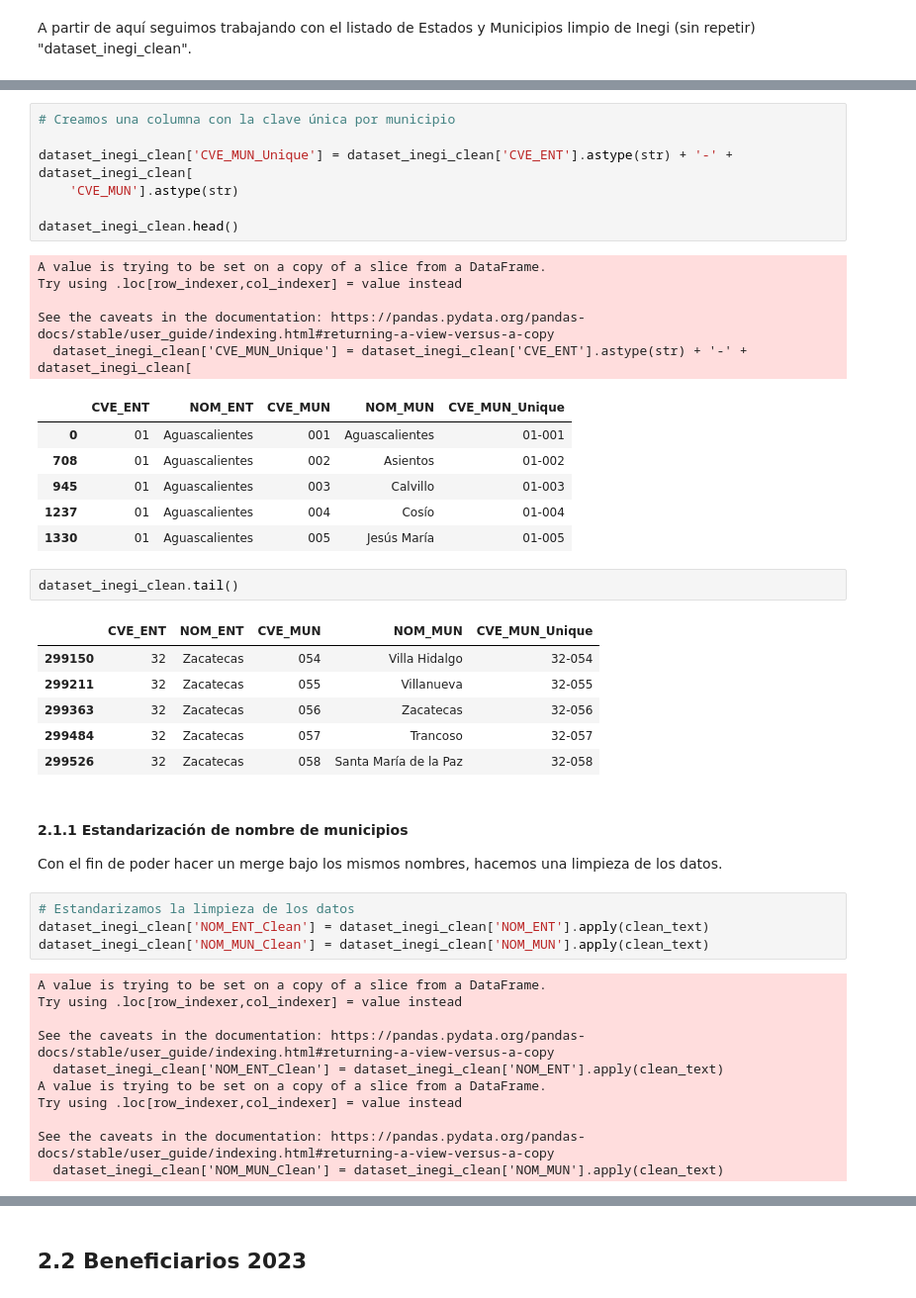
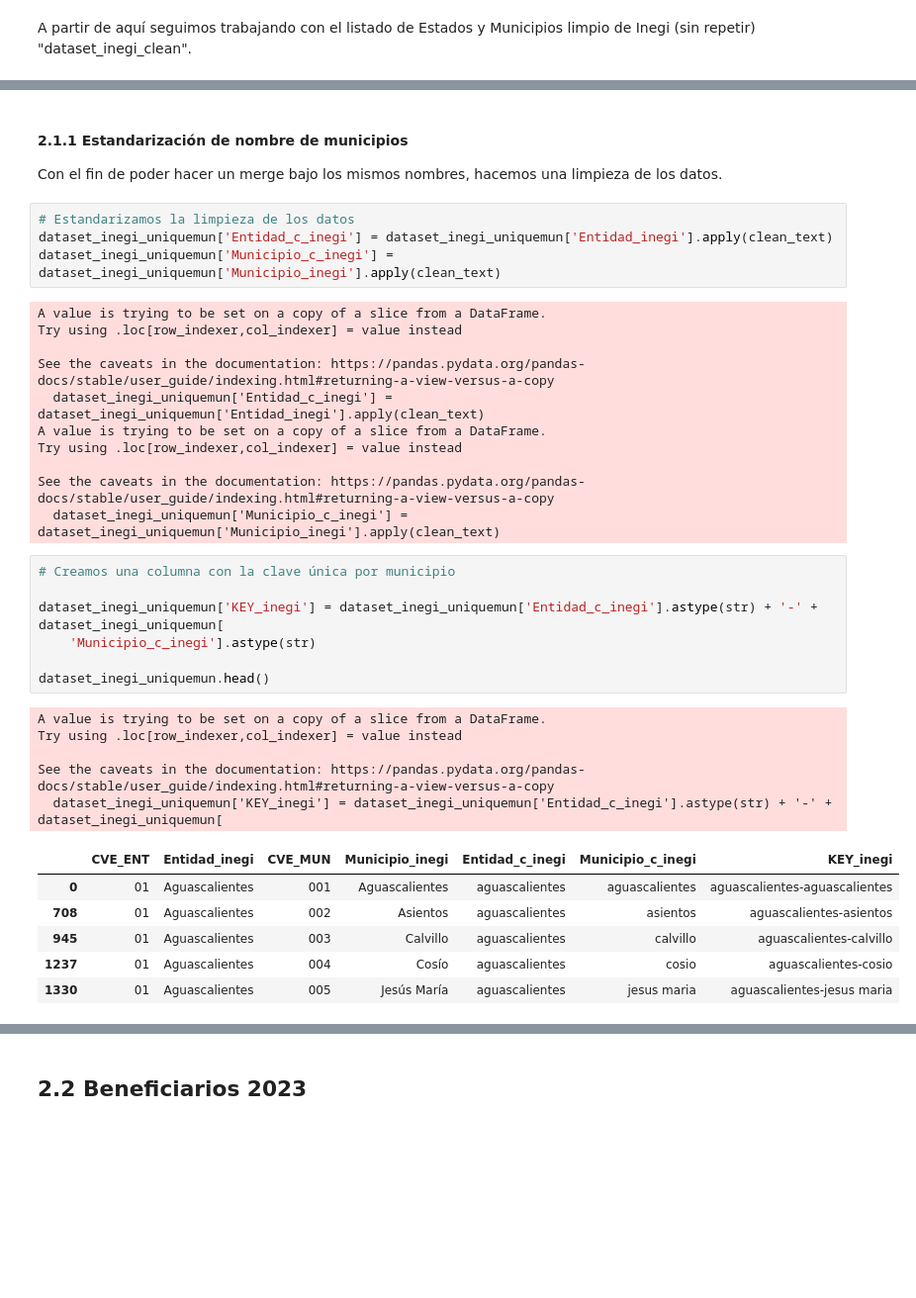
Before and after one commit to DGRIA/SESNA-Fertilizantes, a Jupyter notebook: src/Notebooks/2.2 Benef2023_Cleaning_and_merged.ipynb, the cells around one changed output, grey strips where cells are left out. Shown at 99% size. Saved outputs shown, nothing was run; the diff lists cells and outputs as text; blank space fills up the shorter version.

```diff
--- a/src/Notebooks/2.2 Benef2023_Cleaning_and_merged.ipynb
+++ b/src/Notebooks/2.2 Benef2023_Cleaning_and_merged.ipynb
@@ -198,48 +171,39 @@ NOM_MUN    2332
 dtype: int64
-# %%
-# Creamos una columna con la clave única por municipio
-
-dataset_inegi_clean['CVE_MUN_Unique'] = dataset_inegi_clean['CVE_ENT'].astype(str) + '-' + dataset_inegi_clean[
-    'CVE_MUN'].astype(str)
-
-dataset_inegi_clean.head()
-# %% [output]
-A value is trying to be set on a copy of a slice from a DataFrame.
-Try using .loc[row_indexer,col_indexer] = value instead
-
-See the caveats in the documentation: https://pandas.pydata.org/pandas-docs/stable/user_guide/indexing.html#returning-a-view-versus-a-copy
-  dataset_inegi_clean['CVE_MUN_Unique'] = dataset_inegi_clean['CVE_ENT'].astype(str) + '-' + dataset_inegi_clean[
-|  | CVE_ENT | NOM_ENT | CVE_MUN | NOM_MUN | CVE_MUN_Unique |
-| 0 | 01 | Aguascalientes | 001 | Aguascalientes | 01-001 |
-| 708 | 01 | Aguascalientes | 002 | Asientos | 01-002 |
-| 945 | 01 | Aguascalientes | 003 | Calvillo | 01-003 |
-| 1237 | 01 | Aguascalientes | 004 | Cosío | 01-004 |
-| 1330 | 01 | Aguascalientes | 005 | Jesús María | 01-005 |
-# %%
-dataset_inegi_clean.tail()
-# %% [output]
-|  | CVE_ENT | NOM_ENT | CVE_MUN | NOM_MUN | CVE_MUN_Unique |
-| 299150 | 32 | Zacatecas | 054 | Villa Hidalgo | 32-054 |
-| 299211 | 32 | Zacatecas | 055 | Villanueva | 32-055 |
-| 299363 | 32 | Zacatecas | 056 | Zacatecas | 32-056 |
-| 299484 | 32 | Zacatecas | 057 | Trancoso | 32-057 |
-| 299526 | 32 | Zacatecas | 058 | Santa María de la Paz | 32-058 |
 # %% [markdown]
 #### 2.1.1 Estandarización de nombre de municipios
 
 Con el fin de poder hacer un merge bajo los mismos nombres, hacemos una limpieza de los datos.
 # %%
 # Estandarizamos la limpieza de los datos
-dataset_inegi_clean['NOM_ENT_Clean'] = dataset_inegi_clean['NOM_ENT'].apply(clean_text)
-dataset_inegi_clean['NOM_MUN_Clean'] = dataset_inegi_clean['NOM_MUN'].apply(clean_text)
+dataset_inegi_uniquemun['Entidad_c_inegi'] = dataset_inegi_uniquemun['Entidad_inegi'].apply(clean_text)
+dataset_inegi_uniquemun['Municipio_c_inegi'] = dataset_inegi_uniquemun['Municipio_inegi'].apply(clean_text)
 # %% [output]
 A value is trying to be set on a copy of a slice from a DataFrame.
 Try using .loc[row_indexer,col_indexer] = value instead
 
 See the caveats in the documentation: https://pandas.pydata.org/pandas-docs/stable/user_guide/indexing.html#returning-a-view-versus-a-copy
-  dataset_inegi_clean['NOM_ENT_Clean'] = dataset_inegi_clean['NOM_ENT'].apply(clean_text)
+  dataset_inegi_uniquemun['Entidad_c_inegi'] = dataset_inegi_uniquemun['Entidad_inegi'].apply(clean_text)
 A value is trying to be set on a copy of a slice from a DataFrame.
 Try using .loc[row_indexer,col_indexer] = value instead
 
 See the caveats in the documentation: https://pandas.pydata.org/pandas-docs/stable/user_guide/indexing.html#returning-a-view-versus-a-copy
-  dataset_inegi_clean['NOM_MUN_Clean'] = dataset_inegi_clean['NOM_MUN'].apply(clean_text)
+  dataset_inegi_uniquemun['Municipio_c_inegi'] = dataset_inegi_uniquemun['Municipio_inegi'].apply(clean_text)
+# %%
+# Creamos una columna con la clave única por municipio
+
+dataset_inegi_uniquemun['KEY_inegi'] = dataset_inegi_uniquemun['Entidad_c_inegi'].astype(str) + '-' + dataset_inegi_uniquemun[
+    'Municipio_c_inegi'].astype(str)
+
+dataset_inegi_uniquemun.head()
+# %% [output]
+A value is trying to be set on a copy of a slice from a DataFrame.
+Try using .loc[row_indexer,col_indexer] = value instead
+
+See the caveats in the documentation: https://pandas.pydata.org/pandas-docs/stable/user_guide/indexing.html#returning-a-view-versus-a-copy
+  dataset_inegi_uniquemun['KEY_inegi'] = dataset_inegi_uniquemun['Entidad_c_inegi'].astype(str) + '-' + dataset_inegi_uniquemun[
+|  | CVE_ENT | Entidad_inegi | CVE_MUN | Municipio_inegi | Entidad_c_inegi | Municipio_c_inegi | KEY_inegi |
+| 0 | 01 | Aguascalientes | 001 | Aguascalientes | aguascalientes | aguascalientes | aguascalientes-aguascalientes |
+| 708 | 01 | Aguascalientes | 002 | Asientos | aguascalientes | asientos | aguascalientes-asientos |
+| 945 | 01 | Aguascalientes | 003 | Calvillo | aguascalientes | calvillo | aguascalientes-calvillo |
+| 1237 | 01 | Aguascalientes | 004 | Cosío | aguascalientes | cosio | aguascalientes-cosio |
+| 1330 | 01 | Aguascalientes | 005 | Jesús María | aguascalientes | jesus maria | aguascalientes-jesus maria |
```
Also changed, not shown: parts of 38 cells of this notebook.
